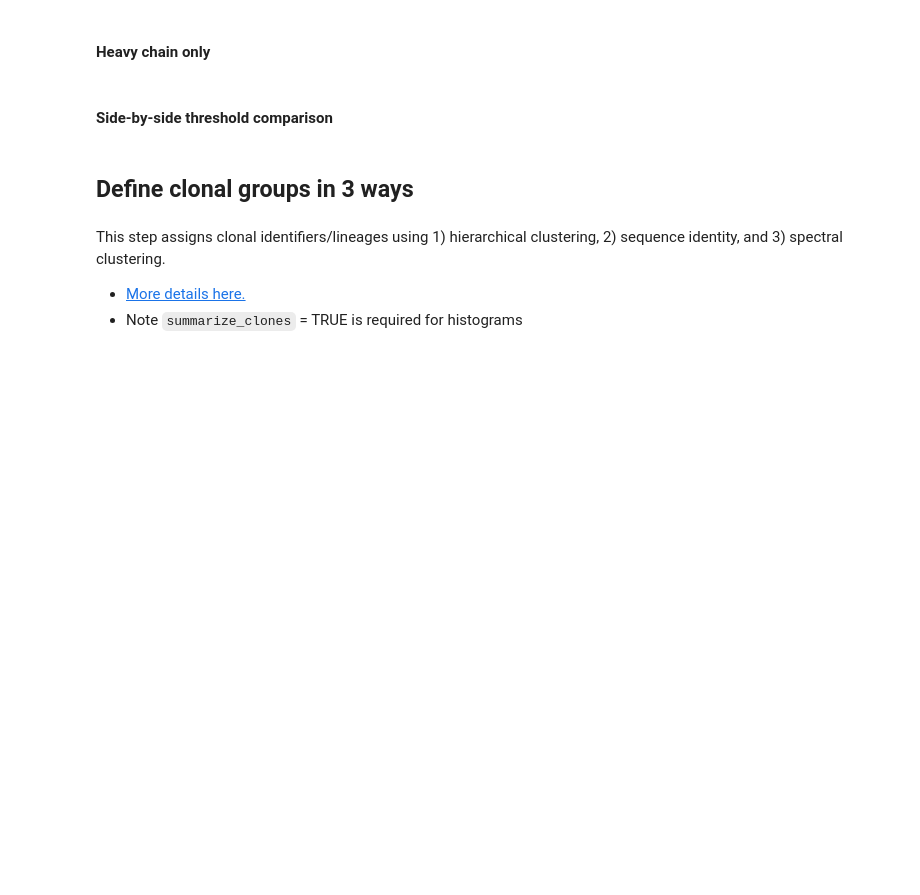
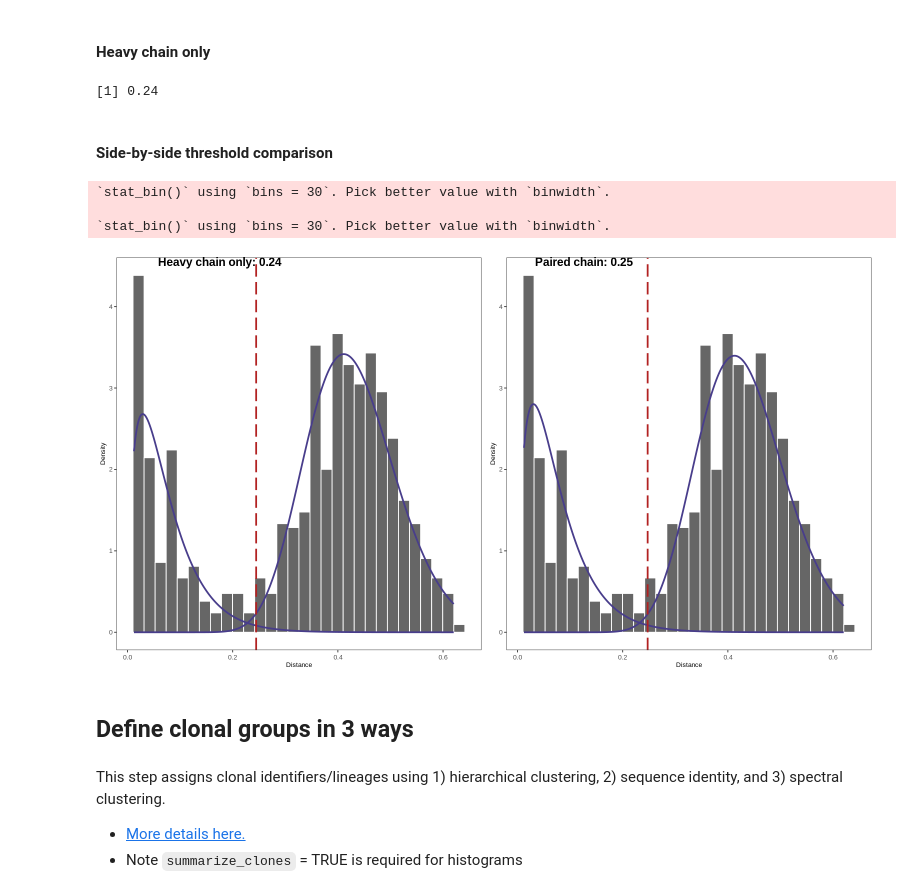
Before and after one commit to yyw-informatics/WASP, a Jupyter notebook: Immcantation_3_Clonal_relationship_inference_with_SHazaM_and_SCOPer_in_R.ipynb, the cells around one changed output. Cells and saved outputs as stored; diff of their text form; code cells hidden in the pictures; blank space fills up the shorter version.

```diff
--- a/Immcantation_3_Clonal_relationship_inference_with_SHazaM_and_SCOPer_in_R.ipynb
+++ b/Immcantation_3_Clonal_relationship_inference_with_SHazaM_and_SCOPer_in_R.ipynb
@@ -289,7 +306,9 @@ round(threshold_gmm,2)
 #### Heavy chain only
 # %%
 output_gmm_heavy <- findThreshold(dist_sc$dist_nearest, method="gmm")
-threshold_gmm <- output_gmm_heavy@threshold
+threshold_gmm_heavy <- output_gmm_heavy@threshold
 round(threshold_gmm_heavy,2)
+# %% [output]
+[1] 0.24
 # %% [markdown]
 #### Side-by-side threshold comparison
@@ -305,3 +315,17 @@ plot_grid(g_heavy, g_paired ,
+# %%
+g_paired <- plot(output_gmm, silent = TRUE)
+g_heavy <- plot(output_gmm_heavy, silent = TRUE)
+g_thresholds <- c(
+  paste0('Heavy chain only: ', round(threshold_gmm_heavy,2)),
+  paste0('Paired chain: ', round(threshold_gmm,2))
+)
+options(repr.plot.width = 13, repr.plot.height = 7)
+plot_grid(g_heavy, g_paired , labels = g_thresholds, ncol = 2, nrow = 1)
+# %% [output]
+`stat_bin()` using `bins = 30`. Pick better value with `binwidth`.
+
+`stat_bin()` using `bins = 30`. Pick better value with `binwidth`.
+[figure, added]
 # %% [markdown]
 ## Define clonal groups in 3 ways
 # %% [markdown]
```
Also changed, not shown: parts of 15 cells of this notebook.
